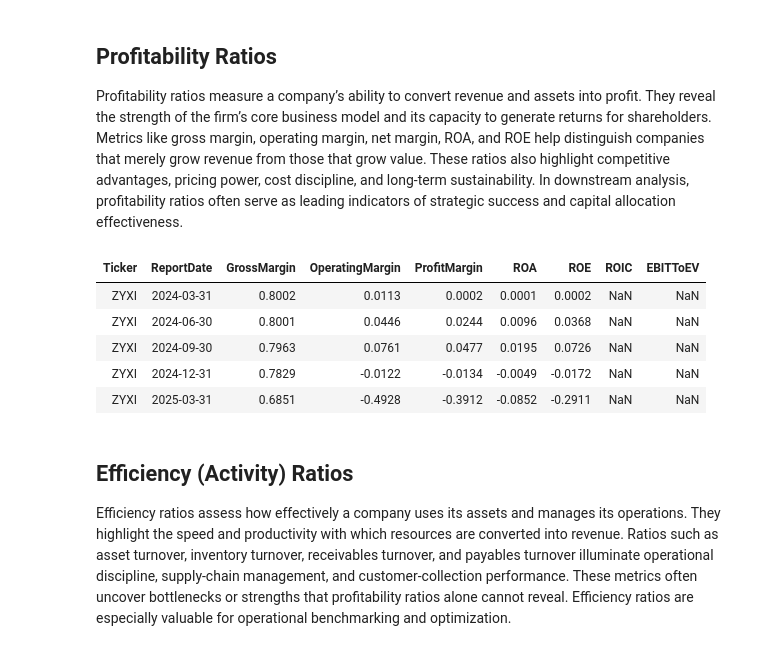
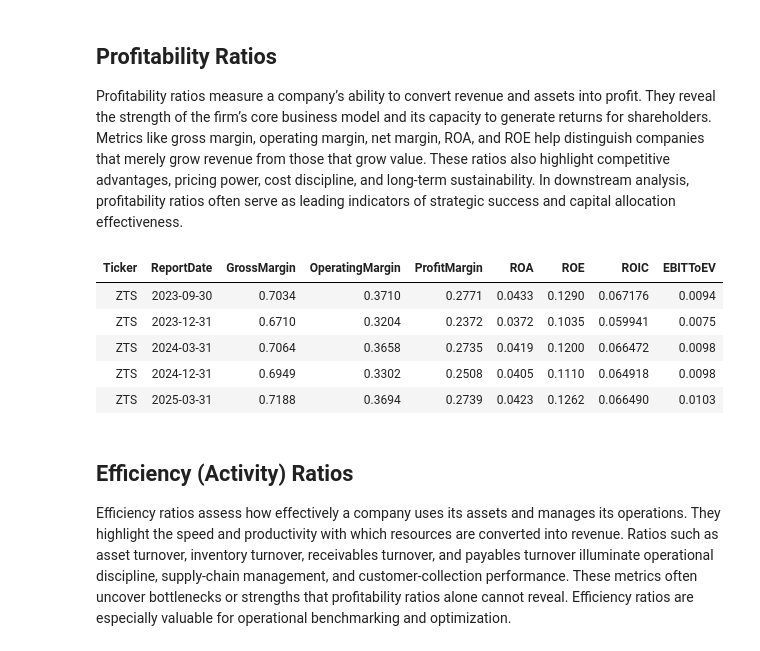
Before and after one commit to aaron-san/fundamentals-db-simfin-mysql, a Jupyter notebook: index.ipynb, the cells around one changed output. Saved outputs shown, nothing was run; the diff lists cells and outputs as text; code cells hidden in the pictures.

```diff
--- a/index.ipynb
+++ b/index.ipynb
@@ -659,0 +714,27 @@ ON us_shareprices_monthly (SimFinId, Date);
+# %%
+# HideCell
+
+from IPython.display import HTML
+import json
+import pandas as pd
+from sqlalchemy import create_engine
+
+with open("mysql_creds.json") as f:
+    creds = json.load(f)
+
+engine = create_engine(
+    f"mysql+pymysql://{creds['user']}:{creds['password']}@localhost/{creds['database']}"
+)
+
+query = """
+SELECT *
+FROM dates_lookup
+WHERE
+    ReportDate BETWEEN '2023-01-01' AND '2023-12-31'
+ORDER BY ReportDate DESC
+LIMIT 10;"""
+
+df = pd.read_sql(query, engine)
+
+# -- df = pd.DataFrame(cursor.fetchall(), columns=[desc[0] for desc in cursor.description])
+HTML(df.tail().to_html(index=False))
@@ -872,29 +972,32 @@ FROM
 # %%
 # HideCell
 
 from IPython.display import HTML
 import json
 import pandas as pd
 from sqlalchemy import create_engine
 
 with open("mysql_creds.json") as f:
     creds = json.load(f)
 
 engine = create_engine(
     f"mysql+pymysql://{creds['user']}:{creds['password']}@localhost/{creds['database']}"
 )
-\
-df = pd.read_sql("SELECT * FROM metrics_profitability", engine)
+
+df = pd.read_sql(
+    "SELECT * FROM metrics_profitability WHERE GrossMargin IS NOT NULL AND EBITToEV IS NOT NULL AND OperatingMargin IS NOT NULL AND ROIC IS NOT NULL",
+    engine,
+)
 
 # -- df = pd.DataFrame(cursor.fetchall(), columns=[desc[0] for desc in cursor.description])
 HTML(df.tail().to_html(index=False))
 # %% [output]
 | Ticker | ReportDate | GrossMargin | OperatingMargin | ProfitMargin | ROA | ROE | ROIC | EBITToEV |
-| ZYXI | 2024-03-31 | 0.8002 | 0.0113 | 0.0002 | 0.0001 | 0.0002 | NaN | NaN |
-| ZYXI | 2024-06-30 | 0.8001 | 0.0446 | 0.0244 | 0.0096 | 0.0368 | NaN | NaN |
-| ZYXI | 2024-09-30 | 0.7963 | 0.0761 | 0.0477 | 0.0195 | 0.0726 | NaN | NaN |
-| ZYXI | 2024-12-31 | 0.7829 | -0.0122 | -0.0134 | -0.0049 | -0.0172 | NaN | NaN |
-| ZYXI | 2025-03-31 | 0.6851 | -0.4928 | -0.3912 | -0.0852 | -0.2911 | NaN | NaN |
+| ZTS | 2023-09-30 | 0.7034 | 0.3710 | 0.2771 | 0.0433 | 0.1290 | 0.067176 | 0.0094 |
+| ZTS | 2023-12-31 | 0.6710 | 0.3204 | 0.2372 | 0.0372 | 0.1035 | 0.059941 | 0.0075 |
+| ZTS | 2024-03-31 | 0.7064 | 0.3658 | 0.2735 | 0.0419 | 0.1200 | 0.066472 | 0.0098 |
+| ZTS | 2024-12-31 | 0.6949 | 0.3302 | 0.2508 | 0.0405 | 0.1110 | 0.064918 | 0.0098 |
+| ZTS | 2025-03-31 | 0.7188 | 0.3694 | 0.2739 | 0.0423 | 0.1262 | 0.066490 | 0.0103 |
 # %% [markdown]
 ## Efficiency (Activity) Ratios
 
```
Also changed, not shown: parts of 10 cells of this notebook, 2 other files.
